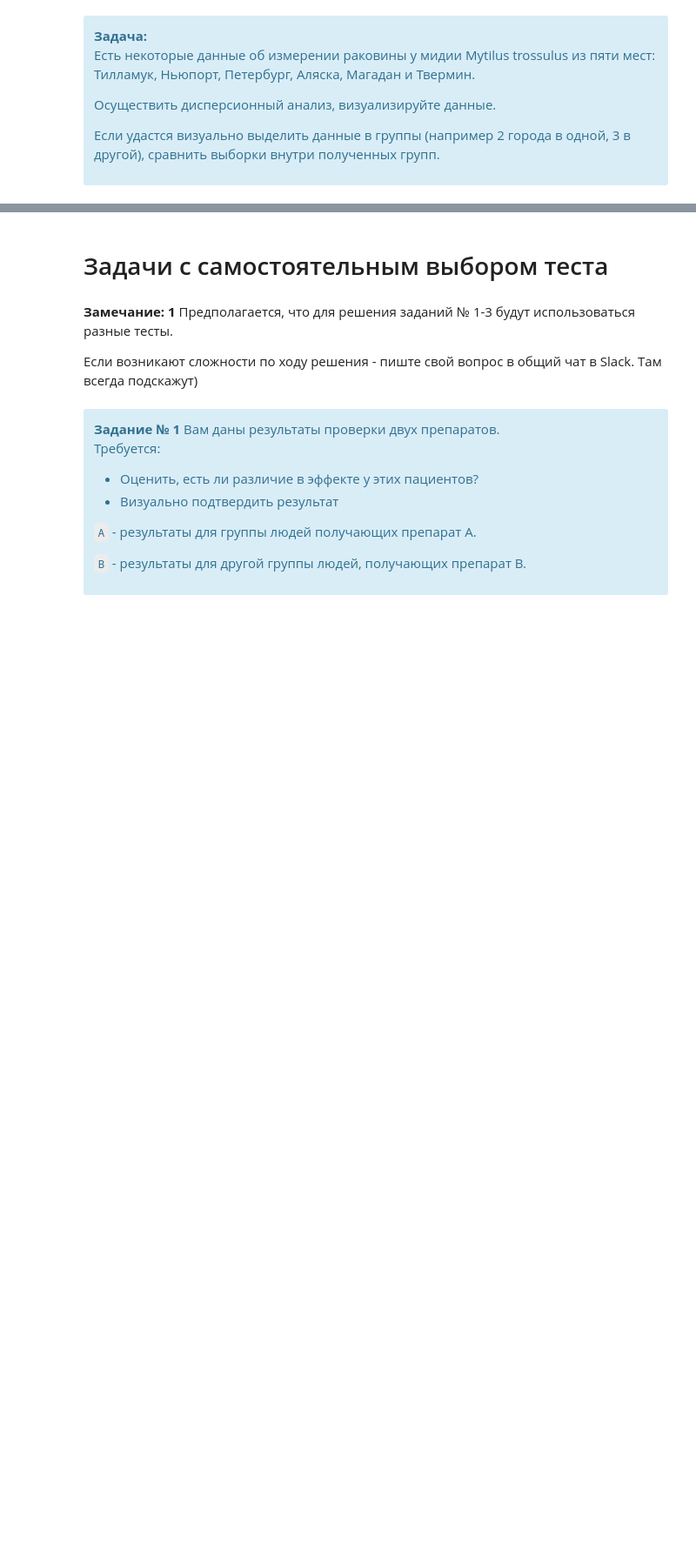
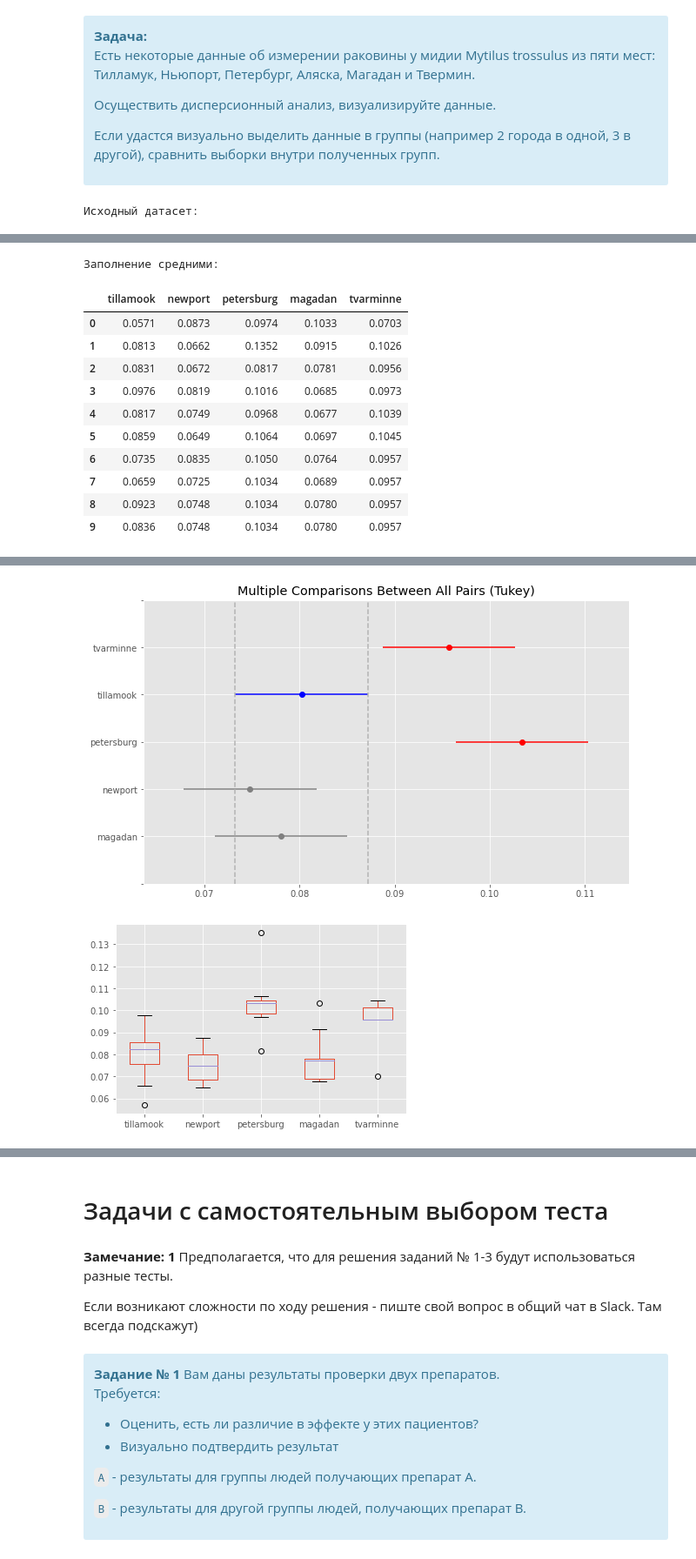
Before and after one commit to SergeyChernyaev/Python-Homeworks, a Jupyter notebook: STPY-39/Homeworks/07_Homework (A-B test)/07Homework.ipynb, the cells around one changed output, grey strips where cells are left out. Shown at 87% size. Saved outputs shown, nothing was run; the diff lists cells and outputs as text; code cells hidden in the pictures; blank space fills up the shorter version.

```diff
--- a/STPY-39/Homeworks/07_Homework (A-B test)/07Homework.ipynb
+++ b/STPY-39/Homeworks/07_Homework (A-B test)/07Homework.ipynb
@@ -48,3 +122,67 @@ newport = [0.0873, 0.0662, 0.0672, 0.0819, 0.0749, 0.0649, 0.0835, 0.0725]
 petersburg = [0.0974, 0.1352, 0.0817, 0.1016, 0.0968, 0.1064, 0.105]
 magadan = [0.1033, 0.0915, 0.0781, 0.0685, 0.0677, 0.0697, 0.0764, 0.0689]
 tvarminne = [0.0703, 0.1026, 0.0956, 0.0973, 0.1039, 0.1045]
+
+
+
+df_musel = pd.DataFrame({'tillamook': pd.Series(tillamook),
+                         'newport': pd.Series(newport),
+                         'petersburg': pd.Series(petersburg),
+                         'magadan': pd.Series(magadan),
+                         'tvarminne': pd.Series(tvarminne)
+                        })
+
+print('Исходный датасет:')
+display(df_musel)
+
+
+significance = 0.05
+# Выровняем средними значениями:
+df_musel.fillna(df_musel.mean(numeric_only=True).round(4), inplace=True)
+
+print('Заполнение средними:')
+display(df_musel)
+
+value_ANOVA, pvalue = f_oneway(df_musel['tillamook'],
+                               df_musel['newport'],
+                               df_musel['petersburg'],
+                               df_musel['magadan'],
+                               df_musel['tvarminne'])
+
+print ('По тесту однофакторного дисперсионного анализа :')
+print(f'statistic: {value_ANOVA:.3f}, _pvalue: {pvalue:.7f} заданный уровень значимости: {significance:.3f}')
+
+
+if pvalue <= significance:
+    print(f'На {significance:.2f} уровене значимости, мы отвергаем нулевую гипотезе и принимаем H1.')
+    print('Различия между выборкам статистически достоверны:')
+    print('по крайней мере одно среднее значение группы отличается от остальных.')
+else:
+    print(f'На {significance:.2f} уровене значимости, мы не можем отвергнуть нулевую гипотезу.')
+    print('Различия между  множествами статистически недостоверны.')
+print('Бокс-плоты групп:')
+
+# Можно выполнить тест Тьюки:
+groups = ['tillamook','newport','petersburg','magadan','tvarminne']
+names = [];
+
+# Создаём подписи:
+for k1 in range (len(groups)):
+    for k2 in range(len(df_musel['tillamook'])):
+        names.append(groups[k1])
+#print(names)
+
+tukey = pairwise_tukeyhsd(endog=pd.concat([df_musel['tillamook'],
+                               df_musel['newport'],
+                               df_musel['petersburg'],
+                               df_musel['magadan'],
+                               df_musel['tvarminne']]).values,
+                          groups=names,
+                          alpha=0.05)
+print ('Тест Тьюки (Tukey HSD):\n')
+print (tukey)
+
+df_musel.boxplot()
+tukey.plot_simultaneous(comparison_name='tillamook')
+# %% [output]
+Исходный датасет:
@@ -50,0 +200,12 @@ tvarminne = [0.0703, 0.1026, 0.0956, 0.0973, 0.1039, 0.1045]
+Заполнение средними:
+|  | tillamook | newport | petersburg | magadan | tvarminne |
+| 0 | 0.0571 | 0.0873 | 0.0974 | 0.1033 | 0.0703 |
+| 1 | 0.0813 | 0.0662 | 0.1352 | 0.0915 | 0.1026 |
+| 2 | 0.0831 | 0.0672 | 0.0817 | 0.0781 | 0.0956 |
+| 3 | 0.0976 | 0.0819 | 0.1016 | 0.0685 | 0.0973 |
+| 4 | 0.0817 | 0.0749 | 0.0968 | 0.0677 | 0.1039 |
+| 5 | 0.0859 | 0.0649 | 0.1064 | 0.0697 | 0.1045 |
+| 6 | 0.0735 | 0.0835 | 0.1050 | 0.0764 | 0.0957 |
+| 7 | 0.0659 | 0.0725 | 0.1034 | 0.0689 | 0.0957 |
+| 8 | 0.0923 | 0.0748 | 0.1034 | 0.0780 | 0.0957 |
+| 9 | 0.0836 | 0.0748 | 0.1034 | 0.0780 | 0.0957 |
@@ -50,0 +229,2 @@ tvarminne = [0.0703, 0.1026, 0.0956, 0.0973, 0.1039, 0.1045]
+[figure, added]
+[figure, added]
```
Also changed, not shown: parts of 19 cells of this notebook, 10 other files.
